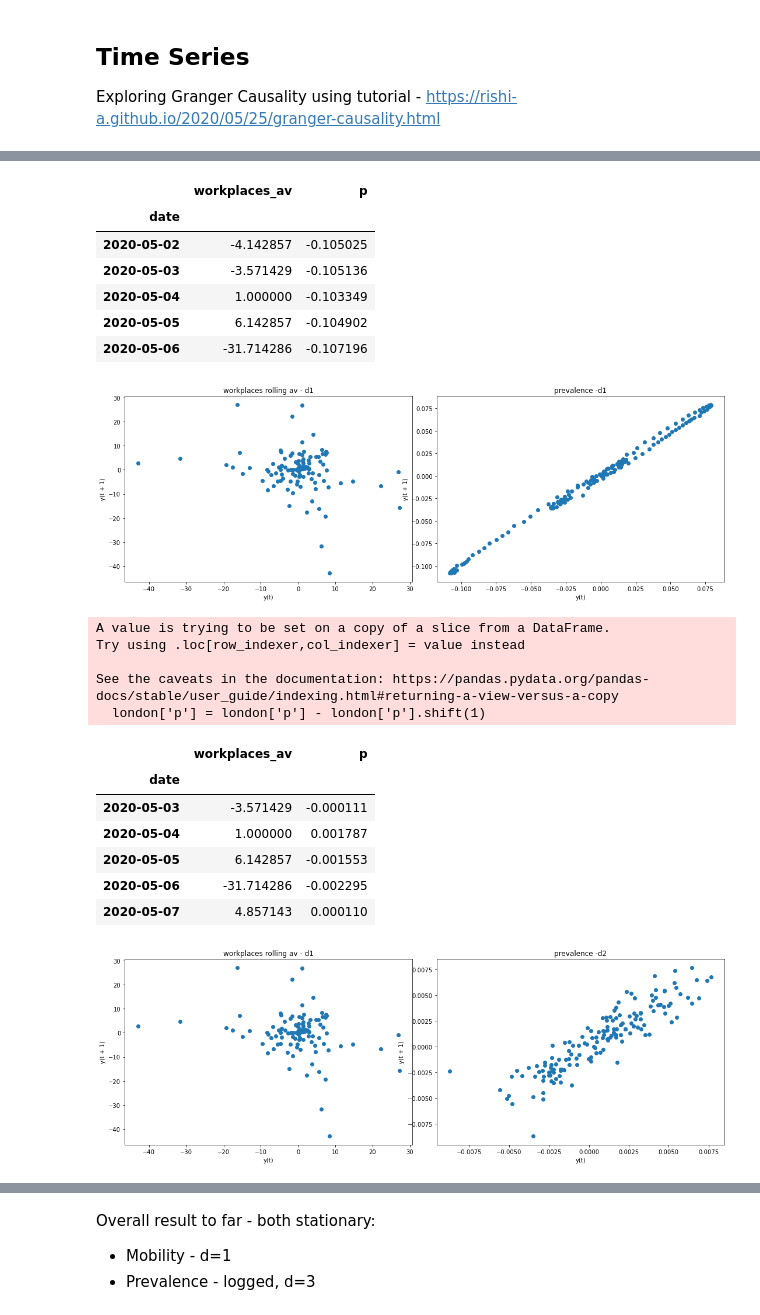
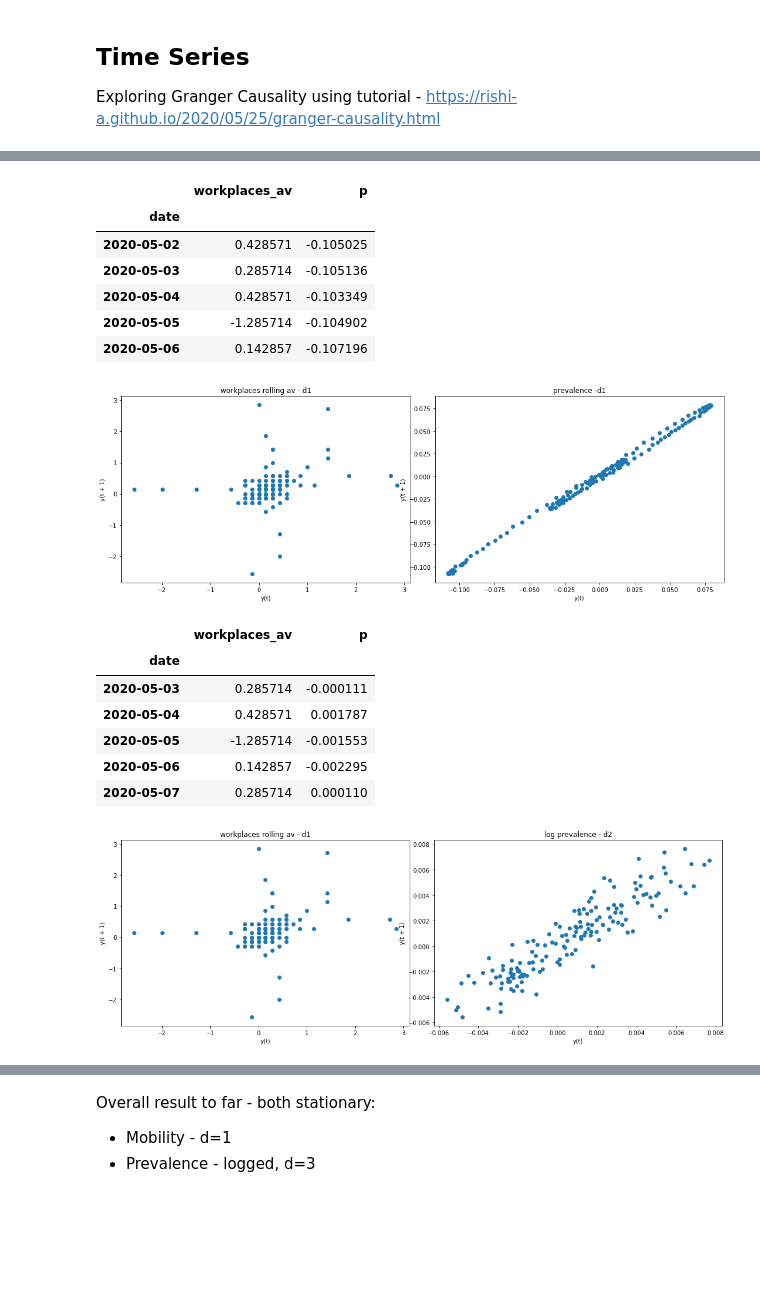
Before and after one commit to EllieBloom/Masters_Project, a Jupyter notebook: VARIMA_python/1_Exploring_VAR.ipynb, the cells around one changed output, grey strips where cells are left out. Drawn from its saved outputs; the diff is of its cells as text; code cells hidden in the pictures; blank space fills up the shorter version.

```diff
--- a/VARIMA_python/1_Exploring_VAR.ipynb
+++ b/VARIMA_python/1_Exploring_VAR.ipynb
@@ -10,3 +10,10 @@
 * Transformation (log) - **added to this script**
 * Checking all VAR fit stats
 * Lag
+# %%
+# Inputs
+shift_lag = -0*7
+forecast_steps = 30
+
+print(f'Lag used is {shift_lag} days')
+print(f'Forecasting ahead {forecast_steps} days')
@@ -30,5 +45,8 @@ from statsmodels.tsa.api import VAR
 #    subprocess.check_call([sys.executable, "-m", "pip", "install", package])
 
 # install("johansen")
+# %%
+# Setting plot sizes
+plt.rcParams["figure.figsize"] = (12,9)
 # %%
 # Useful dates
@@ -137,0 +108,8 @@ prev_london = prev_london[['p']]
+# %%
+# Shifting by 6 weeks - as calculated by CCF of log(prev) vs mobility
+
+print(f'Lag used is {shift_lag} days')
+
+print(mob_london.head())
+mob_london['workplaces_av']=mob_london['workplaces_av'].shift(shift_lag)
+print(mob_london.head())
@@ -189,6 +173,6 @@ ax5.set_title('prevalence');
 raw_london = london.copy(deep=True)
 # %%
-# Differencing - using the rolling average as clear differencing needed, and as well as prevalence
+# Differencing - differencing required for both rolling av mobility and log prevalence
 
 london['workplaces_av'] = london['workplaces_av'] - london['workplaces_av'].shift(1)
 london['p'] = london['p'] - london['p'].shift(1)
@@ -197,13 +181,13 @@ london.head()
 # %% [output]
 |  | workplaces_av | p |
 | date |  |  |
-| 2020-05-02 | -4.142857 | -0.105025 |
-| 2020-05-03 | -3.571429 | -0.105136 |
-| 2020-05-04 | 1.000000 | -0.103349 |
-| 2020-05-05 | 6.142857 | -0.104902 |
-| 2020-05-06 | -31.714286 | -0.107196 |
+| 2020-05-02 | 0.428571 | -0.105025 |
+| 2020-05-03 | 0.285714 | -0.105136 |
+| 2020-05-04 | 0.428571 | -0.103349 |
+| 2020-05-05 | -1.285714 | -0.104902 |
+| 2020-05-06 | 0.142857 | -0.107196 |
 # %%
-from pandas.plotting import lag_plot
+# Plots after differencing once
 
 f2, (ax4, ax5) = plt.subplots(1, 2, figsize=(15, 5))
 f2.tight_layout()
@@ -214,39 +198,33 @@ ax4.set_title('workplaces rolling av - d1');
 lag_plot(london['p'], ax=ax5)
 ax5.set_title('prevalence -d1');
 # %% [output]
-[figure, old version]
+[figure, new version]
 # %%
-# There is still clear autocorrelation for prevalence so shift this once again
-
+# There is still clear autocorrelation for prevalence so difference this once again
 london['p'] = london['p'] - london['p'].shift(1)
 london = london.dropna()
 london.head()
 # %% [output]
-A value is trying to be set on a copy of a slice from a DataFrame.
-Try using .loc[row_indexer,col_indexer] = value instead
-
-See the caveats in the documentation: https://pandas.pydata.org/pandas-docs/stable/user_guide/indexing.html#returning-a-view-versus-a-copy
-  london['p'] = london['p'] - london['p'].shift(1)
 |  | workplaces_av | p |
 | date |  |  |
-| 2020-05-03 | -3.571429 | -0.000111 |
-| 2020-05-04 | 1.000000 | 0.001787 |
-| 2020-05-05 | 6.142857 | -0.001553 |
-| 2020-05-06 | -31.714286 | -0.002295 |
-| 2020-05-07 | 4.857143 | 0.000110 |
+| 2020-05-03 | 0.285714 | -0.000111 |
+| 2020-05-04 | 0.428571 | 0.001787 |
+| 2020-05-05 | -1.285714 | -0.001553 |
+| 2020-05-06 | 0.142857 | -0.002295 |
+| 2020-05-07 | 0.285714 | 0.000110 |
 # %%
 # Plotting again
 
 f2, (ax4, ax5) = plt.subplots(1, 2, figsize=(15, 5))
 f2.tight_layout()
 
 lag_plot(london['workplaces_av'], ax=ax4)
 ax4.set_title('workplaces rolling av - d1');
 
 lag_plot(london['p'], ax=ax5)
-ax5.set_title('prevalence -d2');
+ax5.set_title('log prevalence - d2');
 # %% [output]
-[figure, old version]
+[figure, new version]
 # %%
 # Differencing prevalence again
 
```
Also changed, not shown: parts of 59 cells of this notebook.
